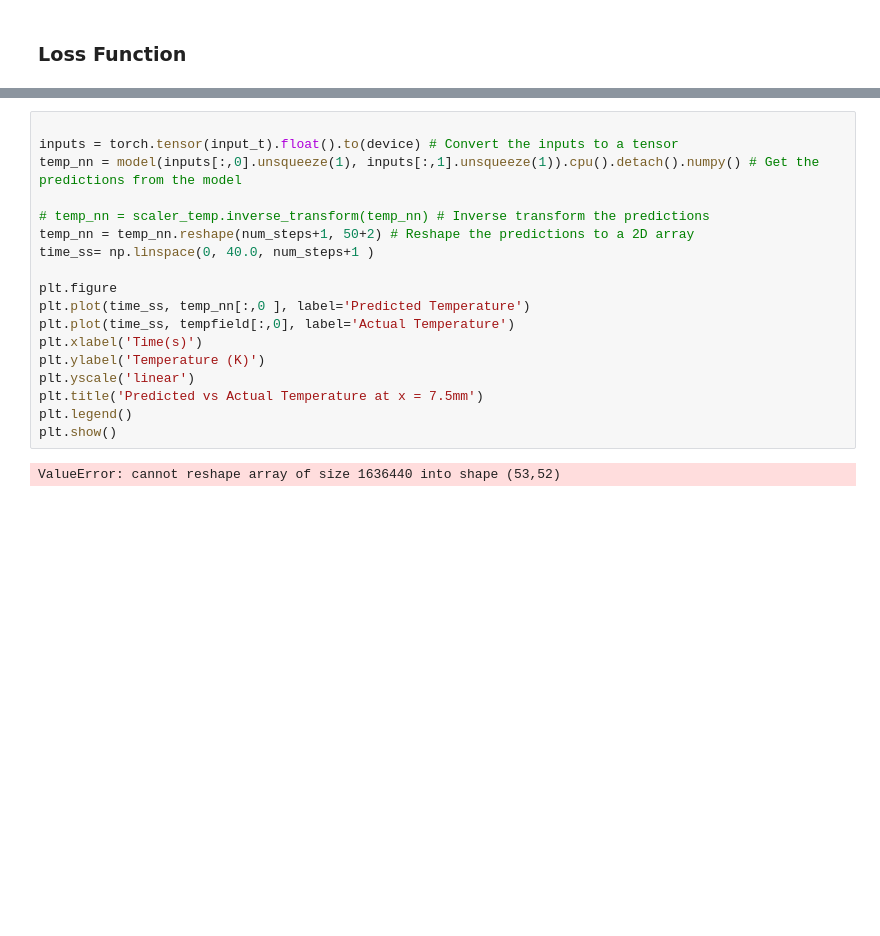
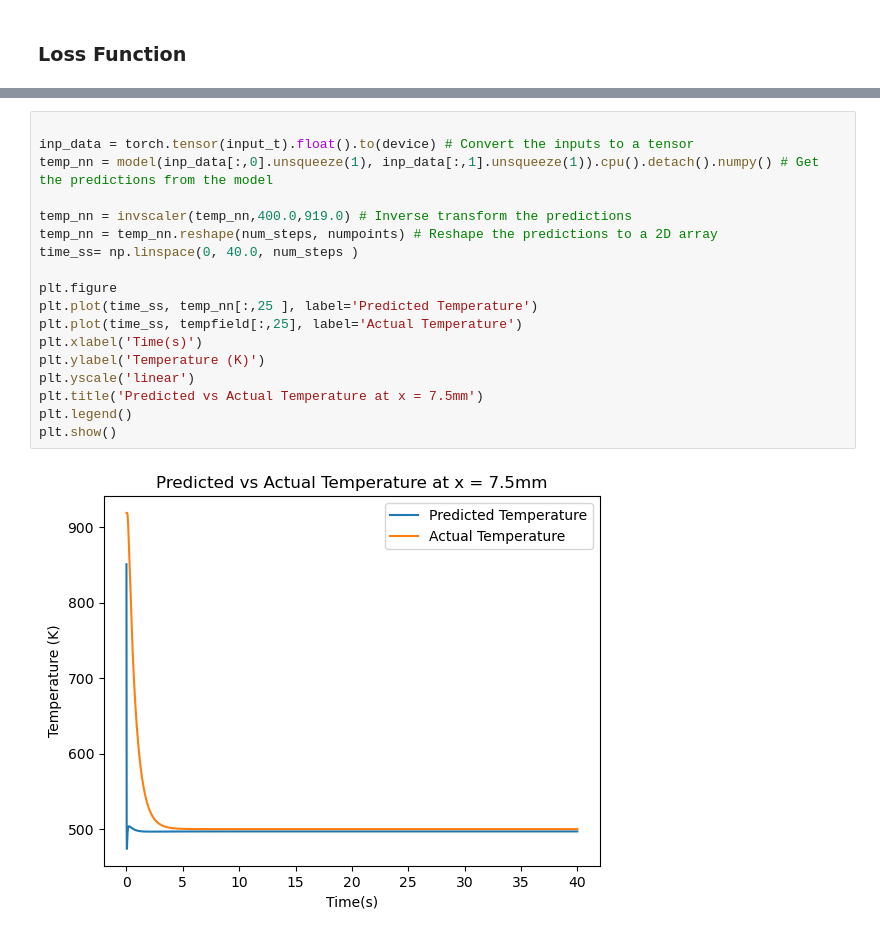
Before and after one commit to radhikrammohan/1D_HT_Pinn, a Jupyter notebook: Data-prep/PINN/Basic_training/1D_PINN.ipynb, the cells around one changed output, grey strips where cells are left out. Saved outputs shown, nothing was run; the diff lists cells and outputs as text; blank space fills up the shorter version.

```diff
--- a/Data-prep/PINN/Basic_training/1D_PINN.ipynb
+++ b/Data-prep/PINN/Basic_training/1D_PINN.ipynb
@@ -283,20 +315,20 @@ TypeError: can't convert cuda:0 device type tensor to numpy. Use Tensor.cpu() to
 # %%
 
-inputs = torch.tensor(input_t).float().to(device) # Convert the inputs to a tensor
-temp_nn = model(inputs[:,0].unsqueeze(1), inputs[:,1].unsqueeze(1)).cpu().detach().numpy() # Get the predictions from the model
+inp_data = torch.tensor(input_t).float().to(device) # Convert the inputs to a tensor
+temp_nn = model(inp_data[:,0].unsqueeze(1), inp_data[:,1].unsqueeze(1)).cpu().detach().numpy() # Get the predictions from the model
 
-# temp_nn = scaler_temp.inverse_transform(temp_nn) # Inverse transform the predictions
-temp_nn = temp_nn.reshape(num_steps+1, 50+2) # Reshape the predictions to a 2D array
-time_ss= np.linspace(0, 40.0, num_steps+1 )
+temp_nn = invscaler(temp_nn,400.0,919.0) # Inverse transform the predictions
+temp_nn = temp_nn.reshape(num_steps, numpoints) # Reshape the predictions to a 2D array
+time_ss= np.linspace(0, 40.0, num_steps )
 
 plt.figure
-plt.plot(time_ss, temp_nn[:,0 ], label='Predicted Temperature')
-plt.plot(time_ss, tempfield[:,0], label='Actual Temperature')
+plt.plot(time_ss, temp_nn[:,25 ], label='Predicted Temperature')
+plt.plot(time_ss, tempfield[:,25], label='Actual Temperature')
 plt.xlabel('Time(s)')
 plt.ylabel('Temperature (K)')
 plt.yscale('linear')
 plt.title('Predicted vs Actual Temperature at x = 7.5mm')
 plt.legend()
 plt.show()
 # %% [output]
-ValueError: cannot reshape array of size 1636440 into shape (53,52)
+[figure, added]
```
Also changed, not shown: parts of 11 cells of this notebook.
